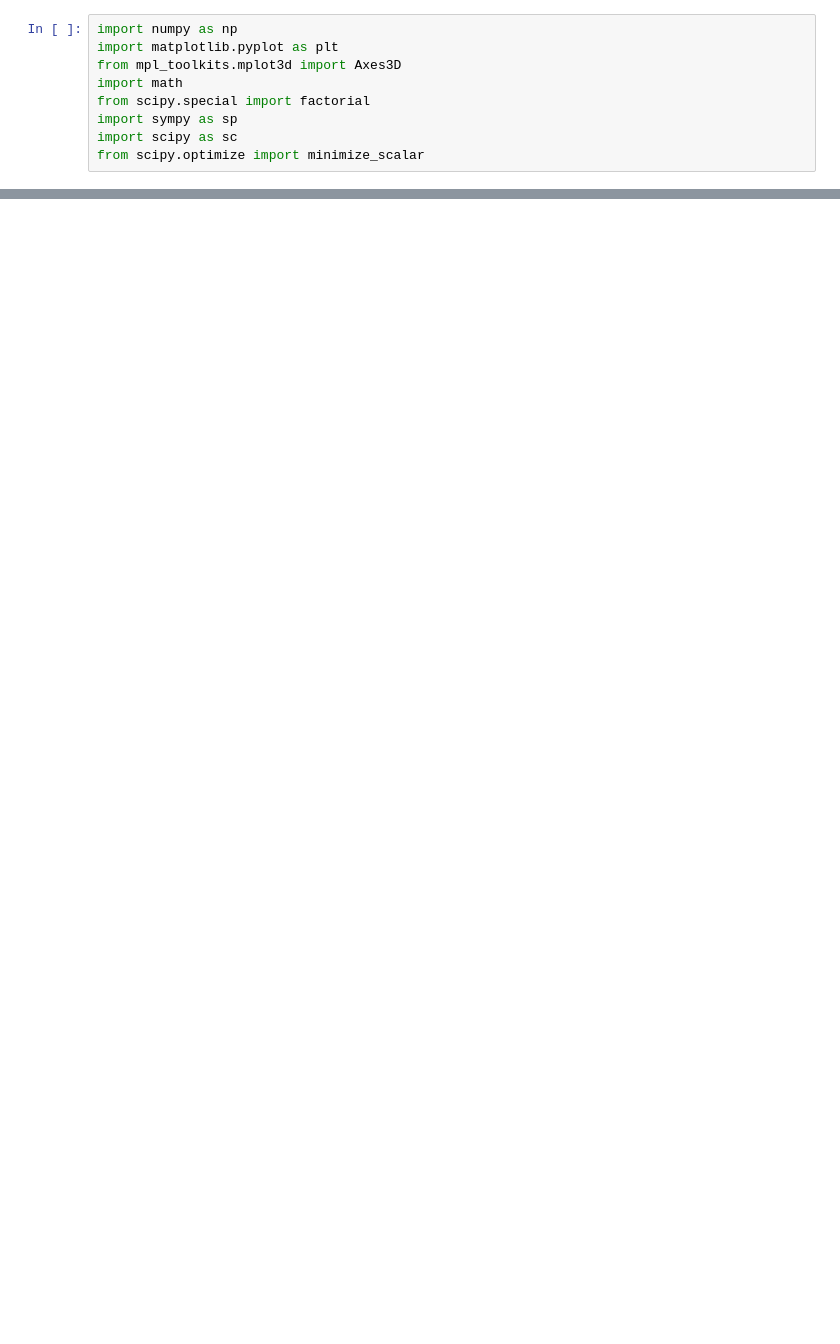
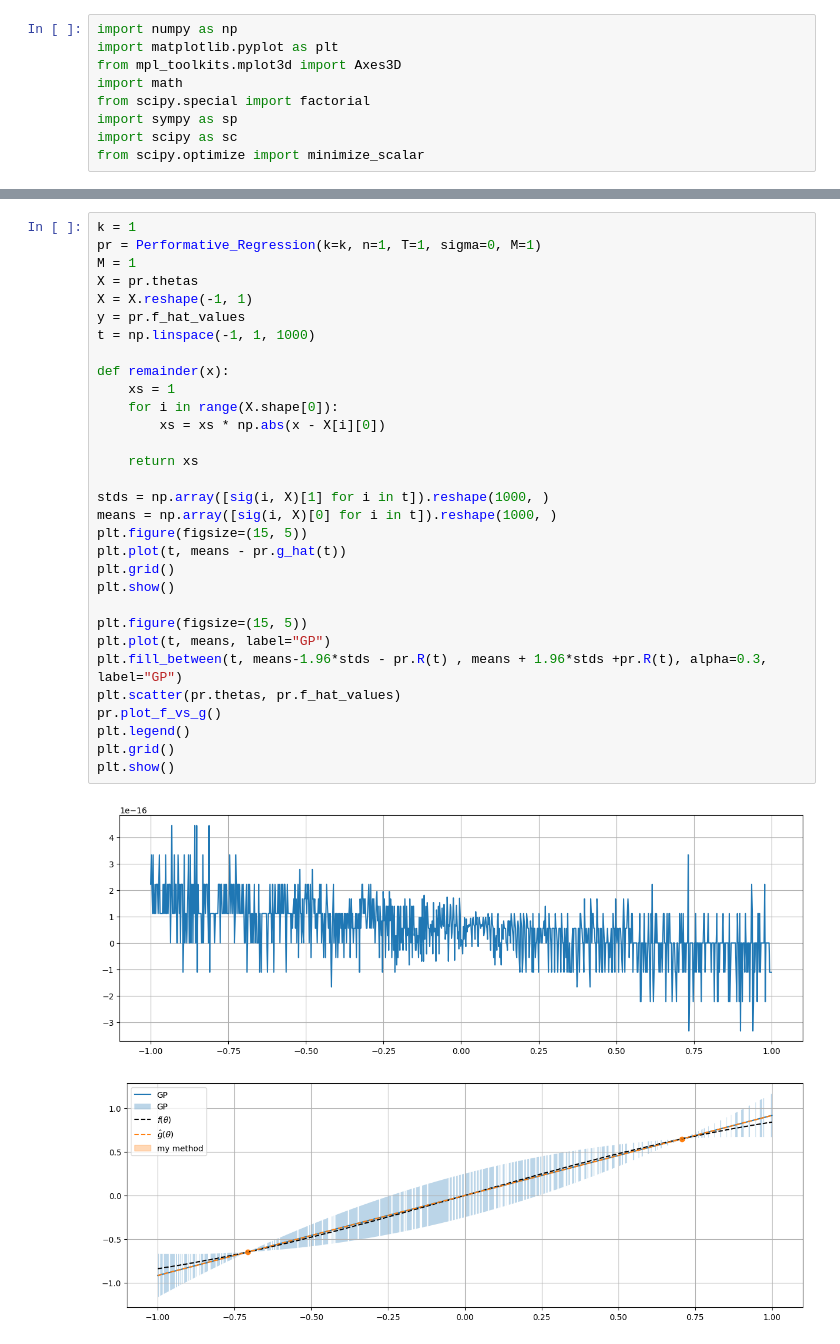
Before and after one commit to ivankirev13/Performative-Regression, a Jupyter notebook: performative_regression.ipynb, the cells around one changed output, grey strips where cells are left out. Drawn from its saved outputs; the diff is of its cells as text; blank space fills up the shorter version.

```diff
--- a/performative_regression.ipynb
+++ b/performative_regression.ipynb
@@ -443,0 +342,34 @@ class Adaptive_Interpolation:
+# %%
+k = 1
+pr = Performative_Regression(k=k, n=1, T=1, sigma=0, M=1)
+M = 1
+X = pr.thetas
+X = X.reshape(-1, 1)
+y = pr.f_hat_values
+t = np.linspace(-1, 1, 1000)
+
+def remainder(x):
+    xs = 1
+    for i in range(X.shape[0]):
+        xs = xs * np.abs(x - X[i][0])
+
+    return xs
+
+stds = np.array([sig(i, X)[1] for i in t]).reshape(1000, )
+means = np.array([sig(i, X)[0] for i in t]).reshape(1000, )
+plt.figure(figsize=(15, 5))
+plt.plot(t, means - pr.g_hat(t))
+plt.grid()
+plt.show()
+
+plt.figure(figsize=(15, 5))
+plt.plot(t, means, label="GP")
+plt.fill_between(t, means-1.96*stds - pr.R(t) , means + 1.96*stds +pr.R(t), alpha=0.3, label="GP")
+plt.scatter(pr.thetas, pr.f_hat_values)
+pr.plot_f_vs_g()
+plt.legend()
+plt.grid()
+plt.show()
+# %% [output]
+[figure, added]
+[figure, added]
```
Also changed, not shown: parts of 7 cells of this notebook.
